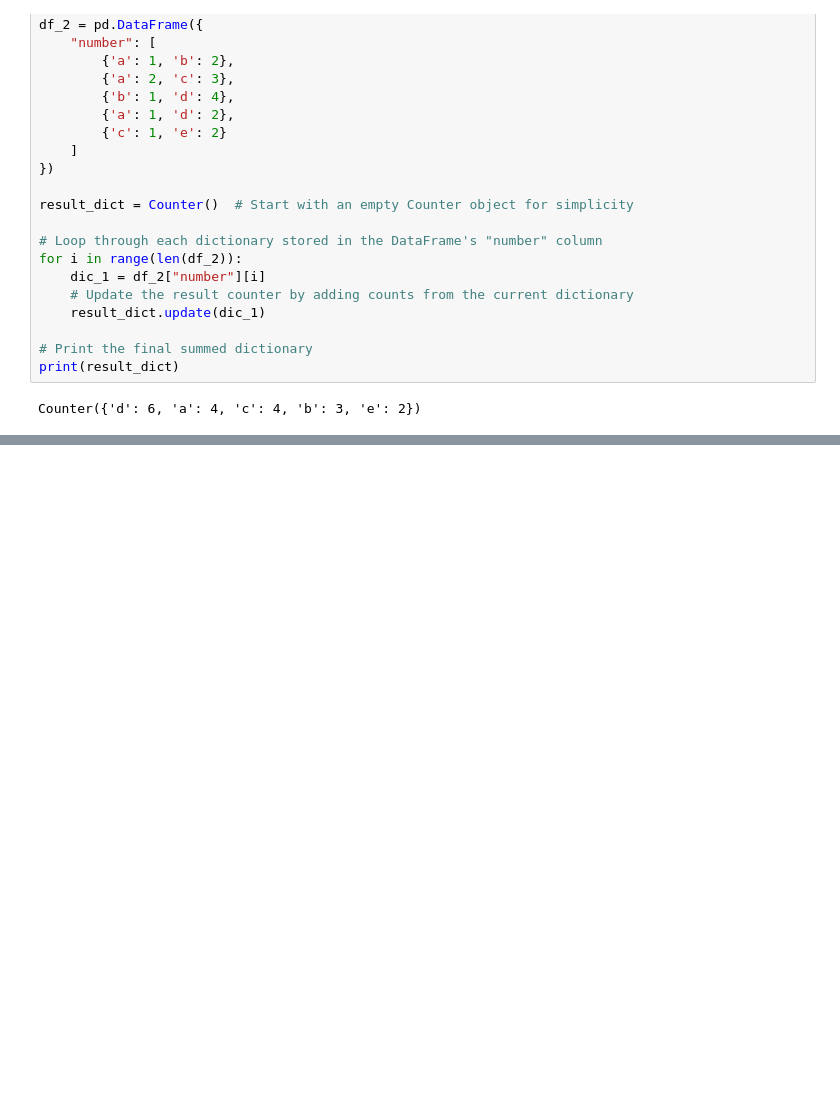
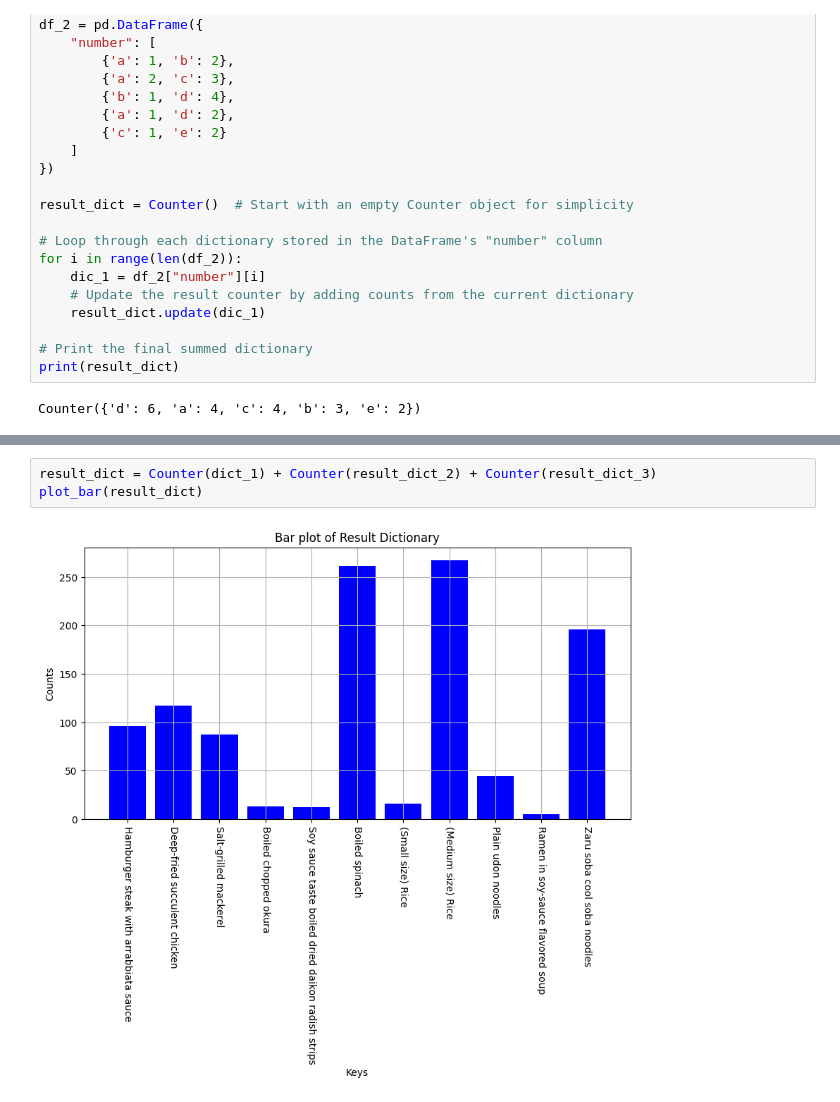
Before and after one commit to BumbuShoji/grad, a Jupyter notebook: 0514_01.ipynb, the cells around one changed output, grey strips where cells are left out. Saved outputs shown, nothing was run; the diff lists cells and outputs as text; blank space fills up the shorter version.

```diff
--- a/0514_01.ipynb
+++ b/0514_01.ipynb
@@ -374,0 +270,5 @@ KeyError: False
+# %%
+result_dict = Counter(dict_1) + Counter(result_dict_2) + Counter(result_dict_3)
+plot_bar(result_dict)
+# %% [output]
+[figure, added]
```
Also changed, not shown: parts of 13 cells of this notebook.
